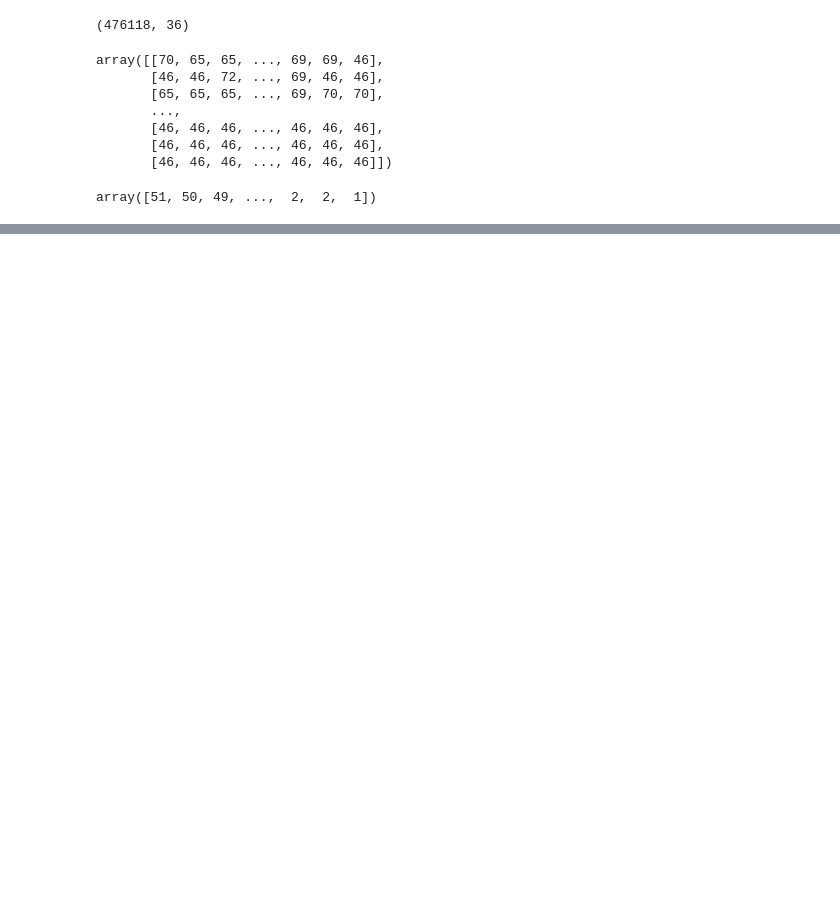
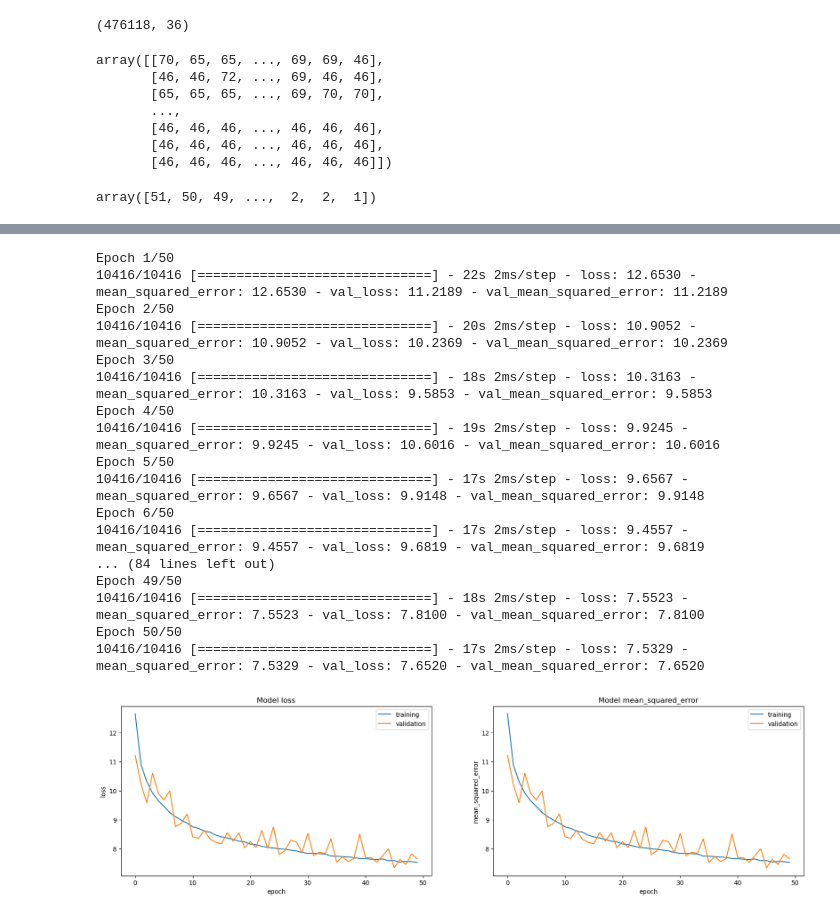
Before and after one commit to sebasvanwaard/rushproject, a Jupyter notebook: src/neural_cost/Untitled.ipynb, the cells around one changed output, grey strips where cells are left out. Cells and saved outputs as stored; diff of their text form; code cells hidden in the pictures; blank space fills up the shorter version.

Commit message:
trained two cost networks, a third larger one is ready to be trained (need appr. 200 epochs), added run_experiment

```diff
--- a/src/neural_cost/Untitled.ipynb
+++ b/src/neural_cost/Untitled.ipynb
@@ -115,0 +119,28 @@ Epoch 20/20
+# %%
+model = models.Sequential()
+
+model.add(layers.Dense(units=36, activation='relu', input_shape = (36,)))
+model.add(layers.Dense(units=72, activation='relu'))
+model.add(layers.Dense(units=144, activation='relu'))
+model.add(layers.Dense(units=1, activation='relu'))
+
+train_and_evaluate(model, x_train, y_train, x_test, y_test, epochs = 50)
+# %% [output]
+Epoch 1/50
+10416/10416 [==============================] - 22s 2ms/step - loss: 12.6530 - mean_squared_error: 12.6530 - val_loss: 11.2189 - val_mean_squared_error: 11.2189
+Epoch 2/50
+10416/10416 [==============================] - 20s 2ms/step - loss: 10.9052 - mean_squared_error: 10.9052 - val_loss: 10.2369 - val_mean_squared_error: 10.2369
+Epoch 3/50
+10416/10416 [==============================] - 18s 2ms/step - loss: 10.3163 - mean_squared_error: 10.3163 - val_loss: 9.5853 - val_mean_squared_error: 9.5853
+Epoch 4/50
+10416/10416 [==============================] - 19s 2ms/step - loss: 9.9245 - mean_squared_error: 9.9245 - val_loss: 10.6016 - val_mean_squared_error: 10.6016
+Epoch 5/50
+10416/10416 [==============================] - 17s 2ms/step - loss: 9.6567 - mean_squared_error: 9.6567 - val_loss: 9.9148 - val_mean_squared_error: 9.9148
+Epoch 6/50
+10416/10416 [==============================] - 17s 2ms/step - loss: 9.4557 - mean_squared_error: 9.4557 - val_loss: 9.6819 - val_mean_squared_error: 9.6819
+... (84 lines left out)
+Epoch 49/50
+10416/10416 [==============================] - 18s 2ms/step - loss: 7.5523 - mean_squared_error: 7.5523 - val_loss: 7.8100 - val_mean_squared_error: 7.8100
+Epoch 50/50
+10416/10416 [==============================] - 17s 2ms/step - loss: 7.5329 - mean_squared_error: 7.5329 - val_loss: 7.6520 - val_mean_squared_error: 7.6520
+[figure, added]
```
Also changed, not shown: parts of 8 cells of this notebook, 18 other files.
